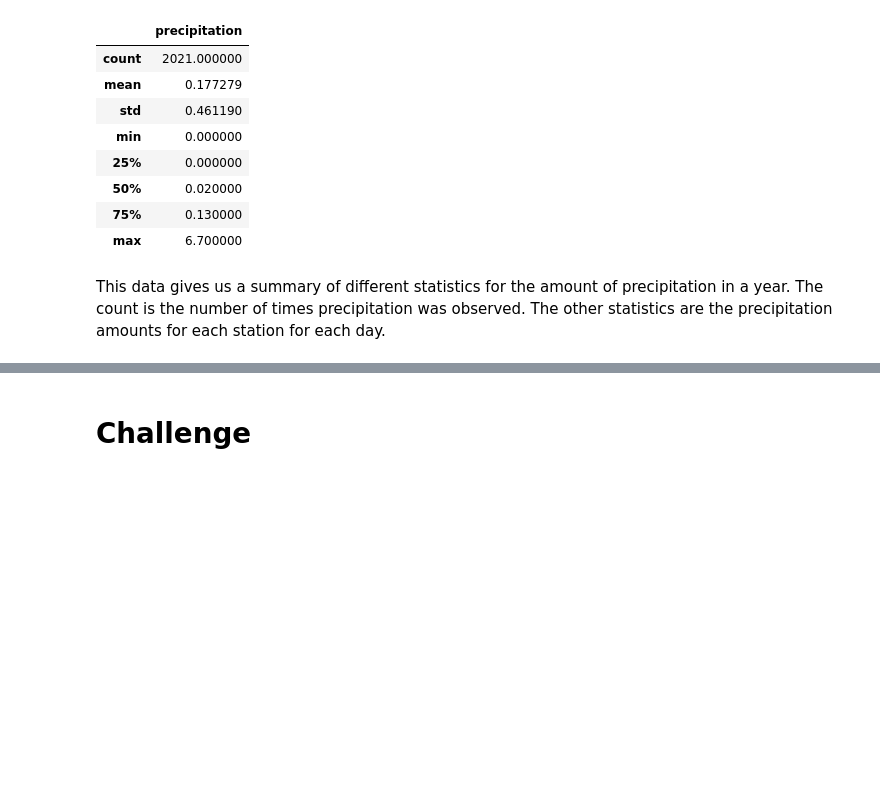
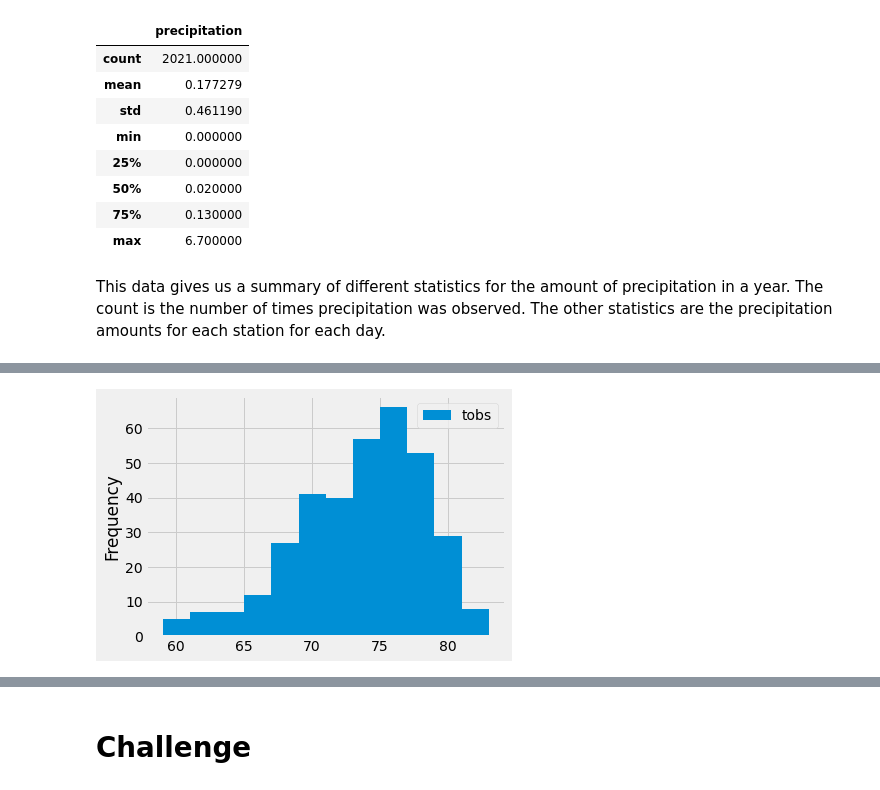
Before and after one commit to Lucky777b/surfs_up, a Jupyter notebook: climate_analysis.ipynb, the cells around one changed output, grey strips where cells are left out. Cells and saved outputs as stored; diff of their text form; code cells hidden in the pictures; blank space fills up the shorter version.

```diff
--- a/climate_analysis.ipynb
+++ b/climate_analysis.ipynb
@@ -196,3 +242,13 @@ This data gives us a summary of different statistics for the amount of precipita
 # %%
 # Choose the station with the highest number of temperature observations.
+
+    # want to pull Measurement.tobs in order to get total observations count
+    # filter out all stations except most active station with filter(Measurement.station == 'USC00519281')
+    # apply another filter to consider only most recent year (reuse code from above)
+    # add .all() fcn to save results as a list
+results = session.query(Measurement.tobs).\
+    filter(Measurement.station == 'USC00519281').\
+    filter(Measurement.date >= prev_year).all()
+print(results)
+
 # Query the last 12 months of temperature observation data for this station and plot the results as a histogram
@@ -198,0 +263,4 @@ This data gives us a summary of different statistics for the amount of precipita
+# %%
+# convert results to Dataframe
+df = pd.DataFrame(results, columns=['tobs'])
+print(df)
@@ -198,0 +288,10 @@ This data gives us a summary of different statistics for the amount of precipita
+# %%
+# decide to divide temp observations into 12 different bins
+    # dont need to specify ranges in which data will be separated, just specify number of bins
+# create histogram using plot() fcn and hist() fcn and add # of bins as parameter
+    # use plt.tight_layout() to compress x-axis labels so they fit into box holding plot
+
+df.plot.hist(bins=12)
+plt.tight_layout()
+# %% [output]
+[figure, added]
```
Also changed, not shown: parts of 20 cells of this notebook, 1 other file.
